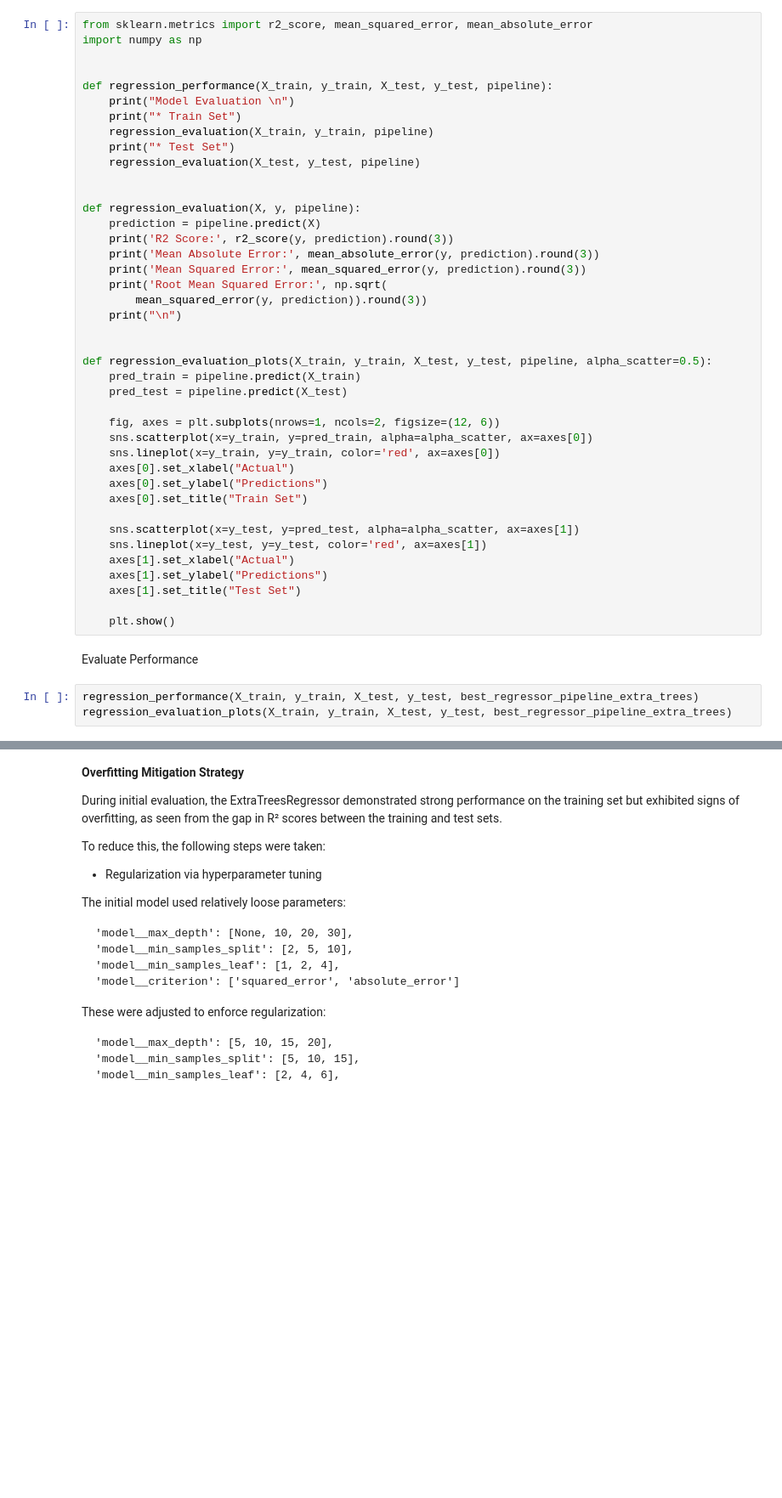
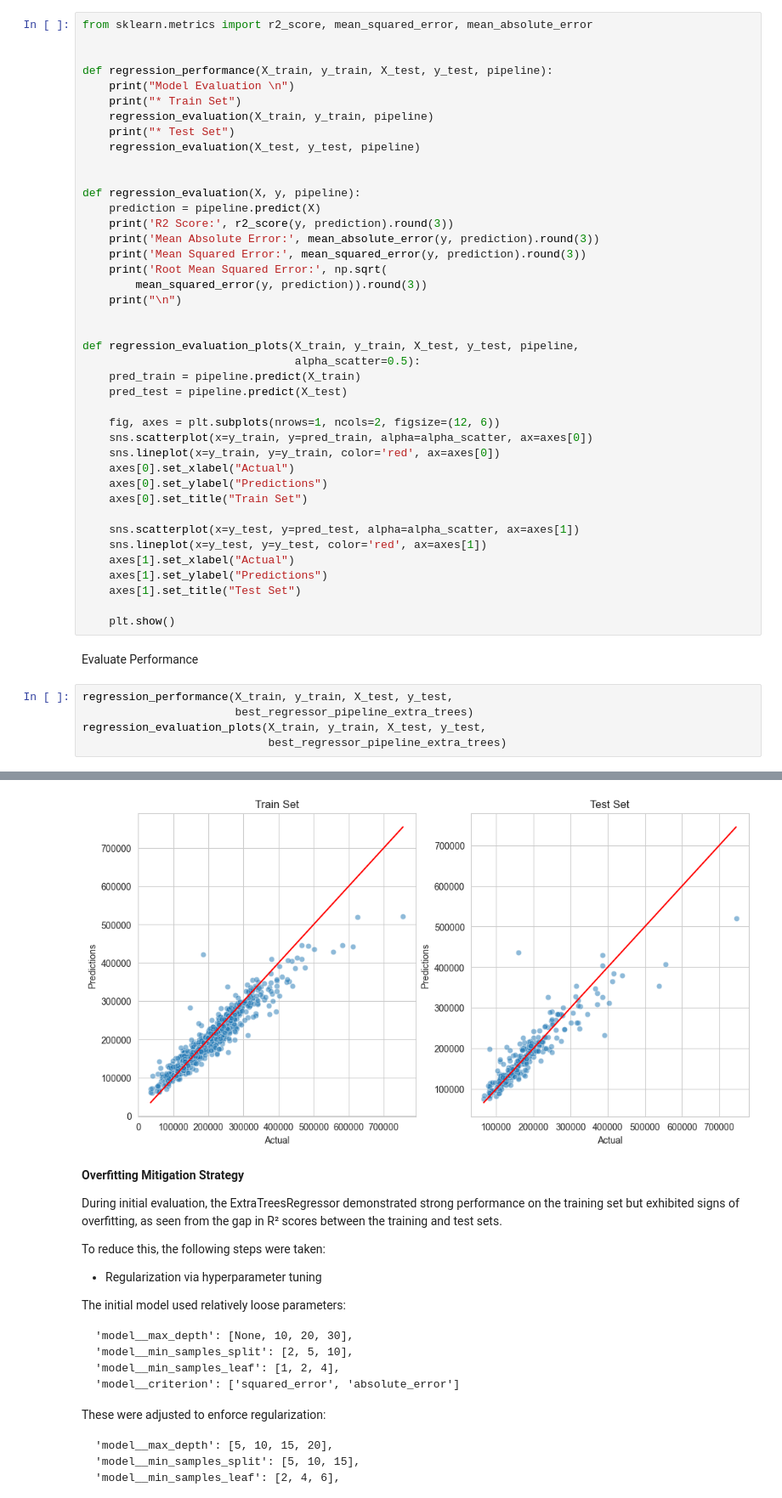
Before and after one commit to Fariba-Kamani/Heritage-House-Price-Insight-Predictor, a Jupyter notebook: jupyter_notebooks/05-Modeling and Evaluation-SalePrice.ipynb, the cells around one changed output, grey strips where cells are left out. Shown: that part at 85% size. Cells and saved outputs as stored; diff of their text form; blank space fills up the shorter version.

```diff
--- a/jupyter_notebooks/05-Modeling and Evaluation-SalePrice.ipynb
+++ b/jupyter_notebooks/05-Modeling and Evaluation-SalePrice.ipynb
@@ -562,7 +948,6 @@ ExtraTreesRegressor was chosen for its strong predictive performance, low varian
 ## Evaluate on Train and Test Sets
 # %%
 from sklearn.metrics import r2_score, mean_squared_error, mean_absolute_error
-import numpy as np
 
 
 def regression_performance(X_train, y_train, X_test, y_test, pipeline):
@@ -583,7 +968,8 @@ def regression_evaluation(X, y, pipeline):
     print("\n")
 
 
-def regression_evaluation_plots(X_train, y_train, X_test, y_test, pipeline, alpha_scatter=0.5):
+def regression_evaluation_plots(X_train, y_train, X_test, y_test, pipeline,
+                                alpha_scatter=0.5):
     pred_train = pipeline.predict(X_train)
     pred_test = pipeline.predict(X_test)
 
@@ -604,5 +990,8 @@ def regression_evaluation_plots(X_train, y_train, X_test, y_test, pipeline, alph
 # %% [markdown]
 Evaluate Performance
 # %%
-regression_performance(X_train, y_train, X_test, y_test, best_regressor_pipeline_extra_trees)
-regression_evaluation_plots(X_train, y_train, X_test, y_test, best_regressor_pipeline_extra_trees)
+regression_performance(X_train, y_train, X_test, y_test,
+                       best_regressor_pipeline_extra_trees)
+regression_evaluation_plots(X_train, y_train, X_test, y_test,
+                            best_regressor_pipeline_extra_trees)
+# %% [output]
@@ -609,3 +1012,4 @@ regression_evaluation_plots(X_train, y_train, X_test, y_test, best_regressor_pip
+[figure, added]
 # %% [markdown]
 **Overfitting Mitigation Strategy**
 
```
Also changed, not shown: parts of 45 cells of this notebook, 5 other files.
